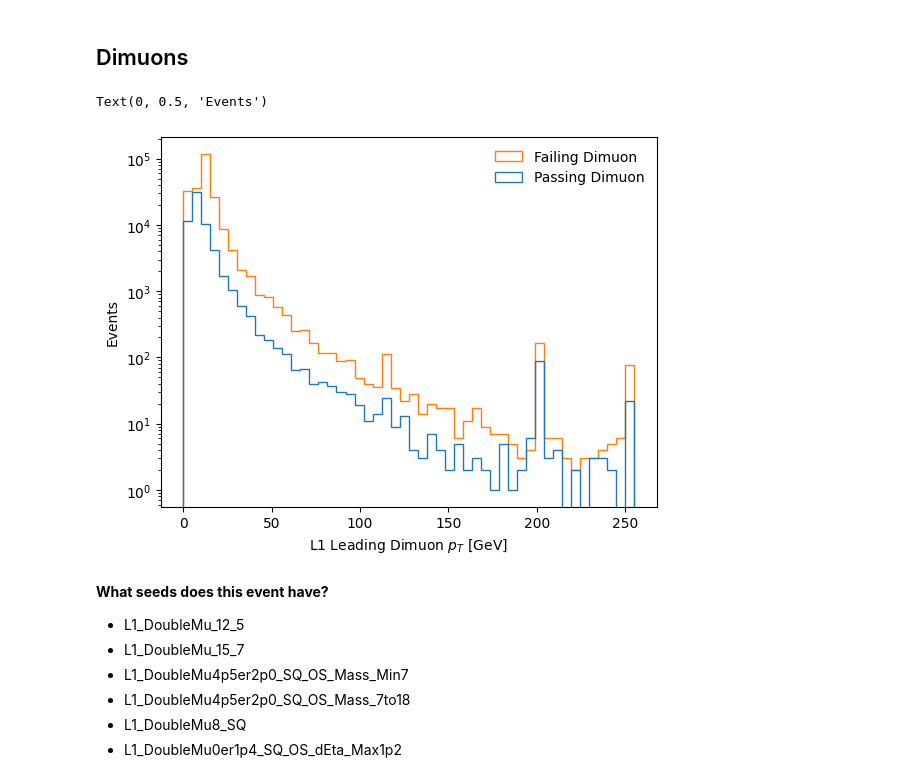
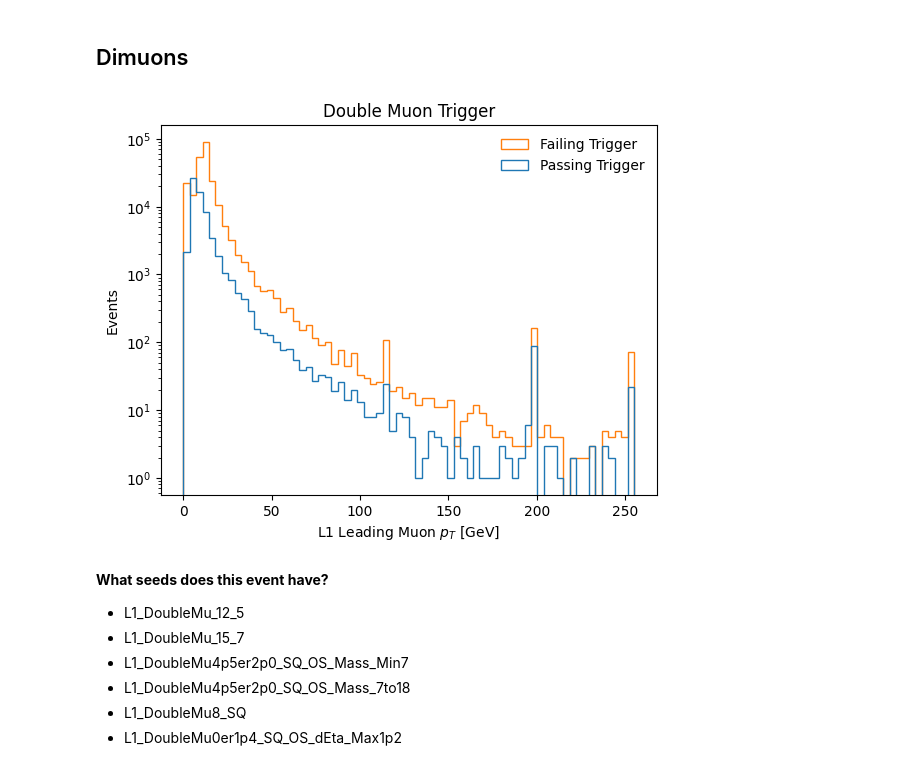
Before and after one commit to AdaCollins01/completed_axol1tl_practice, a Jupyter notebook: 4_getting_started_with_triggers.ipynb, the cells around one changed output. Drawn from its saved outputs; the diff is of its cells as text; code cells hidden in the pictures.

```diff
--- a/4_getting_started_with_triggers.ipynb
+++ b/4_getting_started_with_triggers.ipynb
@@ -372,26 +361,28 @@ jet_ht = np.sum(jet_pt, axis=1)
 # %%
 # What passed and failed the dimuon trigger as a whole?
 # We want muons now, not jets! And we should still add a mask!
 mu_bx_0 = events["L1Mu_bx"].array() == 0
 mu_pt = events["L1Mu_pt"].array()[mu_bx_0] # This is also already sorted, so it's fine
 
 dimuon_trigger_bits = events["DST_PFScouting_DoubleMuon"].array()
 dimuon_pass = mu_pt[dimuon_trigger_bits][:,0:1]
 dimuon_fail = mu_pt[~dimuon_trigger_bits][:,0:1]
 
 
 plt.hist([ak.flatten(dimuon_pass), #Every event that passed
          ak.flatten(dimuon_fail)], #Every event that failed
-         bins=50,
-         label=["Passing Dimuon","Failing Dimuon"],
+         bins=70,
+         label=["Passing Trigger","Failing Trigger"],
          histtype='step')
 plt.legend(frameon=False)
 plt.yscale('log')
-plt.xlabel(r"L1 Leading Dimuon $p_T$ [GeV]")
+plt.xlabel(r"L1 Leading Muon $p_T$ [GeV]")
 plt.ylabel("Events")
+plt.title("Double Muon Trigger")
+
+plt.savefig("Double Muon Trigger.jpg")
 # %% [output]
-Text(0, 0.5, 'Events')
-[figure, old version]
+[figure, new version]
 # %% [markdown]
 **What seeds does this event have?**
 - L1_DoubleMu_12_5
```
Also changed, not shown: parts of 13 cells of this notebook, 2 other files.
